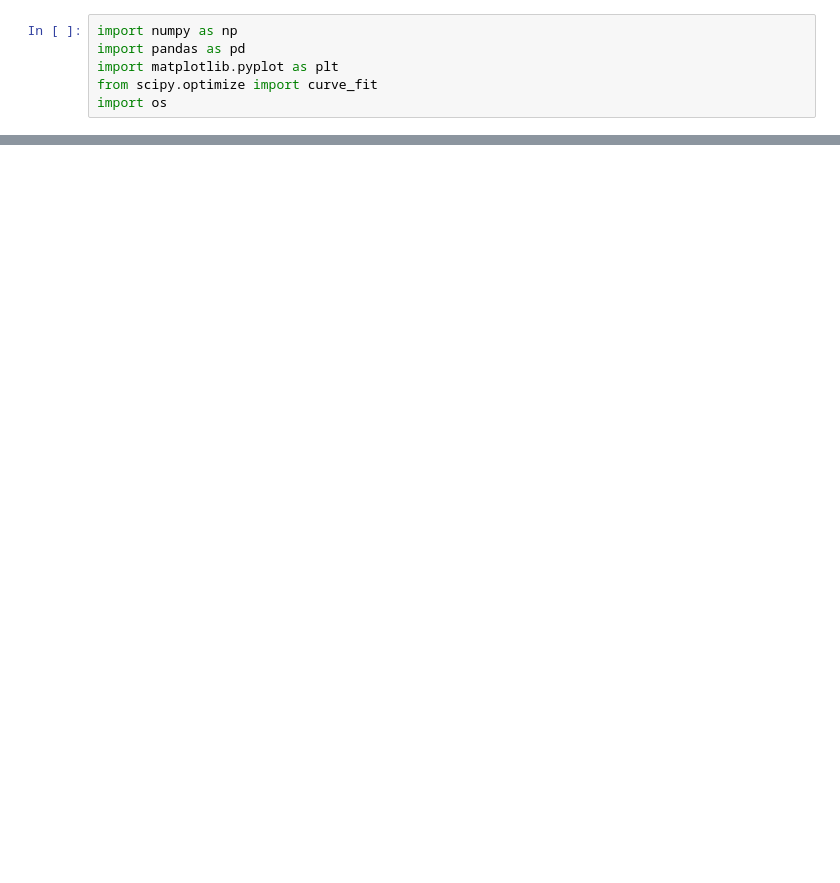
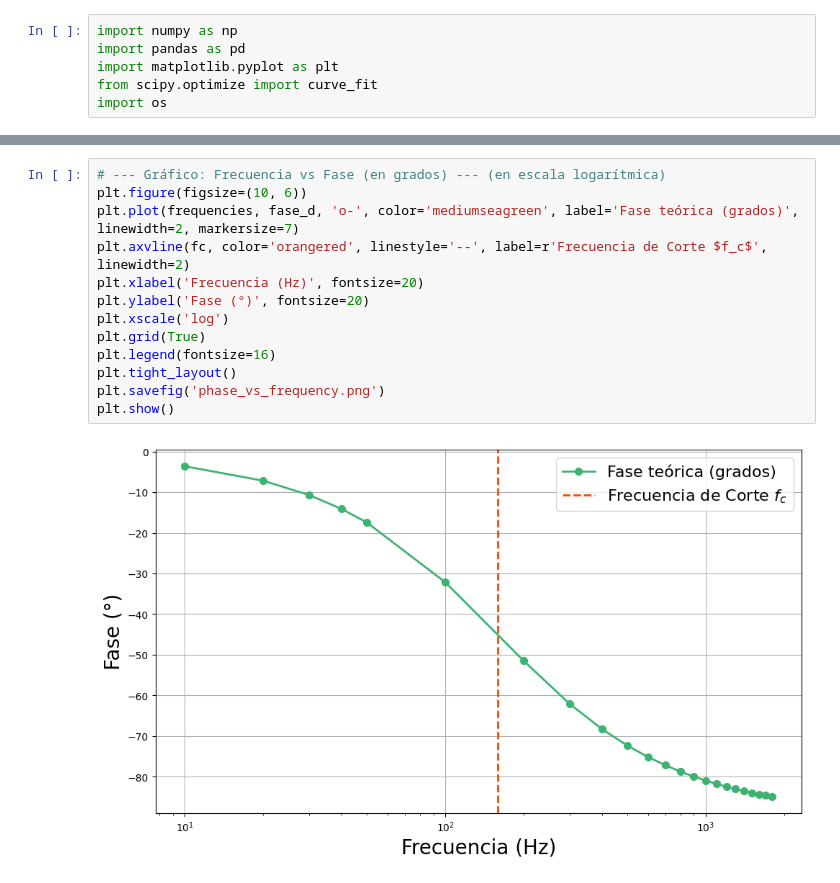
Before and after one commit to manumei/Fisica2-tp2, a Jupyter notebook: graphics.ipynb, the cells around one changed output, grey strips where cells are left out. Drawn from its saved outputs; the diff is of its cells as text; blank space fills up the shorter version.

```diff
--- a/graphics.ipynb
+++ b/graphics.ipynb
@@ -117,0 +80,15 @@ plt.show()
+# %%
+# --- Gráfico: Frecuencia vs Fase (en grados) --- (en escala logarítmica)
+plt.figure(figsize=(10, 6))
+plt.plot(frequencies, fase_d, 'o-', color='mediumseagreen', label='Fase teórica (grados)', linewidth=2, markersize=7)
+plt.axvline(fc, color='orangered', linestyle='--', label=r'Frecuencia de Corte $f_c$', linewidth=2)
+plt.xlabel('Frecuencia (Hz)', fontsize=20)
+plt.ylabel('Fase (°)', fontsize=20)
+plt.xscale('log')
+plt.grid(True)
+plt.legend(fontsize=16)
+plt.tight_layout()
+plt.savefig('phase_vs_frequency.png')
+plt.show()
+# %% [output]
+[figure, added]
```
Also changed, not shown: parts of 8 cells of this notebook, 4 other files.
